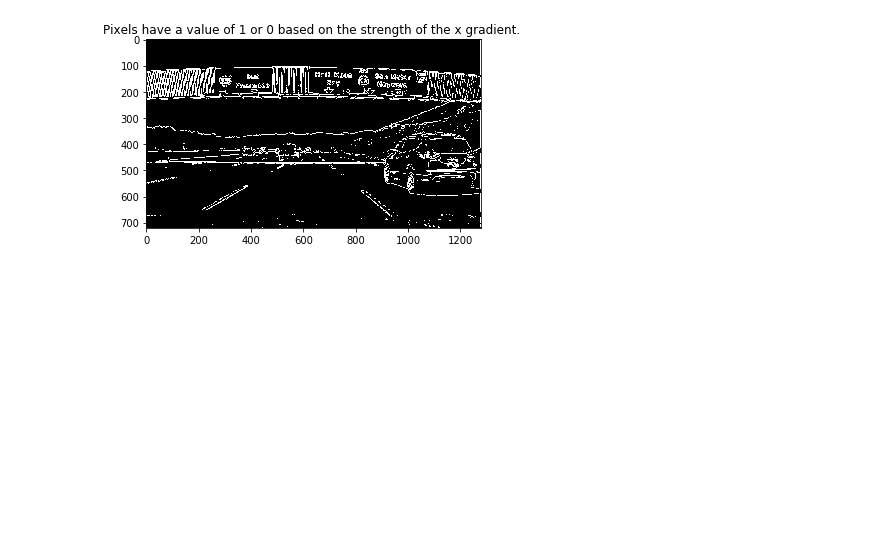
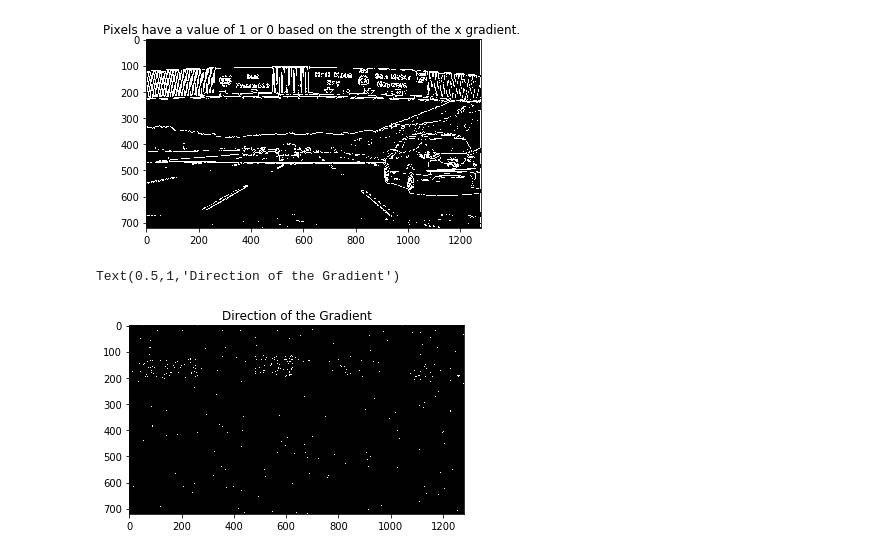
Before and after one commit to leclair-7/Robot-Simulator, a Jupyter notebook: ComputerVision/Sobel_operators.ipynb, the cells around one changed output. Saved outputs shown, nothing was run; the diff lists cells and outputs as text; code cells hidden in the pictures; blank space fills up the shorter version.

Commit message:
Gradient Thresholding function

```diff
--- a/ComputerVision/Sobel_operators.ipynb
+++ b/ComputerVision/Sobel_operators.ipynb
@@ -92,3 +92,51 @@ plt.title("Pixels have a value of 1 or 0 based on the strength of the x gradient
 # %% [output]
 Text(0.5,1,'Pixels have a value of 1 or 0 based on the strength of the x gradient. ')
 [figure]
+# %%
+def direction_threshold(img, sobel_kernel=3, thresh=(0, np.pi/2)):
+
+    # Apply the following steps to img
+    # 1) Convert to grayscale
+    # 2) Take the gradient in x and y separately
+    # 3) Take the absolute value of the x and y gradients
+    imgcopy = np.copy(img)
+
+    gray = cv2.cvtColor(imgcopy, cv2.COLOR_RGB2GRAY)
+
+    sobel = None
+
+    sobelx = cv2.Sobel(gray, cv2.CV_64F, 1, 0, ksize = sobel_kernel)
+    sobely = cv2.Sobel(gray, cv2.CV_64F, 0, 1, ksize = sobel_kernel)
+
+    sobelx,sobely = np.absolute(sobelx), np.absolute(sobely)
+    direction_of_gradient = np.arctan2( sobely, sobelx)
+
+    # 4) Use np.arctan2(abs_sobely, abs_sobelx) to calculate the direction of the gradient
+    # 5) Create a binary mask where direction thresholds are met
+    # 6) Return this mask as your binary_output image
+    scaled_sobel = np.uint8(255*direction_of_gradient/np.max(direction_of_gradient))
+
+    thresh_min = thresh[0]
+    thresh_max = thresh[1]
+
+    #new image array with zeros
+    sxbinary = np.zeros_like(scaled_sobel)
+
+    #make anything with the inputted thresholds 1
+    sxbinary[(scaled_sobel >= thresh_min) & (scaled_sobel <= thresh_max)] = 1
+
+    return sxbinary
+
+    # 4) Use np.arctan2(abs_sobely, abs_sobelx) to calculate the direction of the gradient
+    # 5) Create a binary mask where direction thresholds are met
+    # 6) Return this mask as your binary_output image
+# %%
+image_for_direction = mpimg.imread("signs_vehicles_xygrad.png")
+
+#direction_threshold(img, sobel_kernel=3, thresh=(0, np.pi/2)):
+sobeled_image = direction_threshold(image_for_direction, sobel_kernel=15, thresh=(0.7, 1.3))
+plt.imshow(sobeled_image, cmap='gray')
+plt.title("Direction of the Gradient")
+# %% [output]
+Text(0.5,1,'Direction of the Gradient')
+[figure, added]
```
